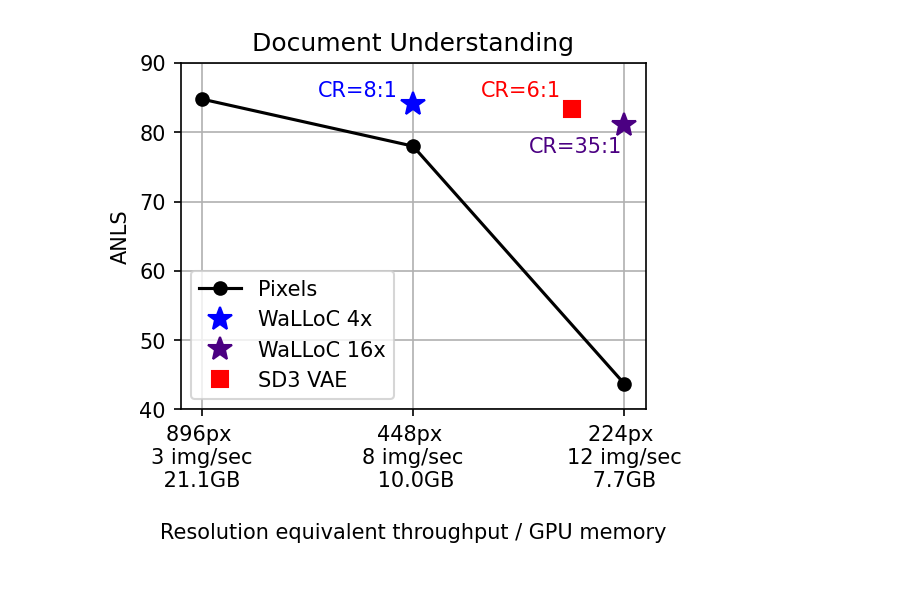
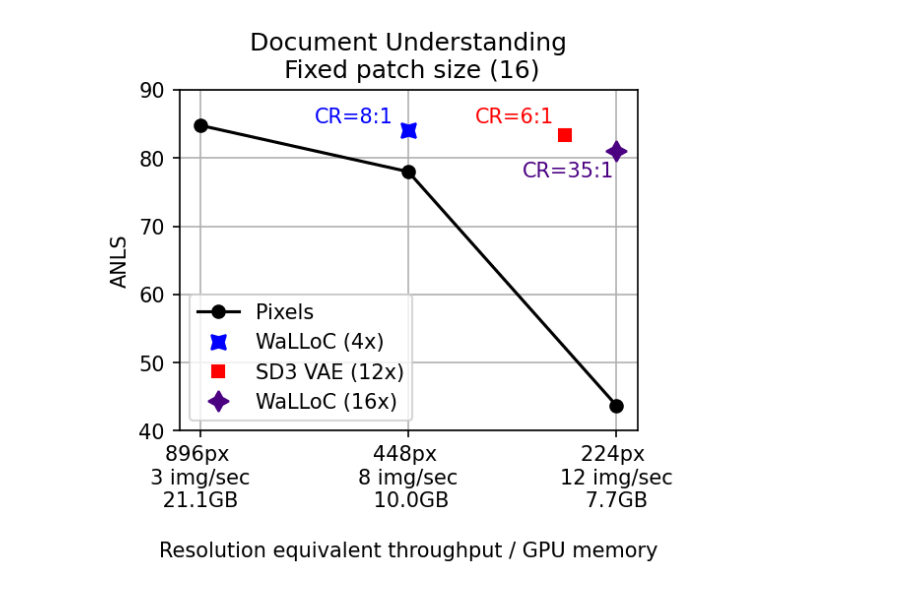
Before and after one commit to danjacobellis/LCCL, a Jupyter notebook: train/results_plot.ipynb, the cells around one changed output. Cells and saved outputs as stored; diff of their text form; code cells hidden in the pictures.

```diff
--- a/train/results_plot.ipynb
+++ b/train/results_plot.ipynb
@@ -61,31 +62,33 @@ ax.legend(loc='center left')
 # %%
 seq_length = [1, 2, 3]
 pixels_anls = [43.7, 78.0, 84.8]
 walloc_4x_anls = [np.nan, 84.1, np.nan]
 walloc_16x_anls = [81.1, np.nan, np.nan]
 
-plt.figure(figsize=(4, 3), dpi=150)
+fig = plt.figure(figsize=(4, 3), dpi=150)
 plt.plot(seq_length, pixels_anls, marker='o', label='Pixels', color='black')
 ax = plt.gca()
-ax.plot(seq_length, walloc_4x_anls, marker='*', label='WaLLoC 4x', color='blue', markersize=12, linestyle='none')
-ax.plot(seq_length, walloc_16x_anls, marker='*', label='WaLLoC 16x', color='indigo', markersize=12, linestyle='none')
-ax.plot(1.25, 83.386, marker='s', label='SD3 VAE', color='red', markersize=8, linestyle='none')
+ax.plot(seq_length, walloc_4x_anls, marker=(4, 1, 45), label='WaLLoC (4x)', color='blue', markersize=10, linestyle='none')
+ax.plot(1.25, 83.386, marker=(4, 0, 45), label='SD3 VAE (12x)', color='red', markersize=8, linestyle='none')
+ax.plot(seq_length, walloc_16x_anls, marker=(4, 1, 0), label='WaLLoC (16x)', color='indigo', markersize=10, linestyle='none')
 ax.legend(loc='lower left')
 
 ax.text(2.45, 86, 'CR=8:1', color='blue', va='center')
 ax.text(1.45, 78, 'CR=35:1', color='indigo', va='center')
 ax.text(1.68, 86, 'CR=6:1', color='red', va='center')
 
-ax.set_title('Document Understanding')
+ax.set_title('Document understanding\n Fixed patch size (16)')
 ax.set_xlabel('\nResolution equivalent throughput / GPU memory')
 ax.set_ylabel('ANLS')
 ax.set_ylim([40,90])
 ax.grid(True)
 ax.set_xticks(seq_length)
 ax.set_xticklabels(['224px \n12 img/sec\n 7.7GB ', '448px \n8 img/sec\n 10.0GB', '896px \n3 img/sec\n 21.1GB '])
 ax.invert_xaxis()
+
+fig.savefig("doc.svg")
 # %% [output]
-[figure, old version]
+[figure, new version]
 # %%
 cf = "log_cuda:0.pth"
 checkpoint = torch.load(cf,map_location="cpu")
```
Also changed, not shown: parts of 7 cells of this notebook.
